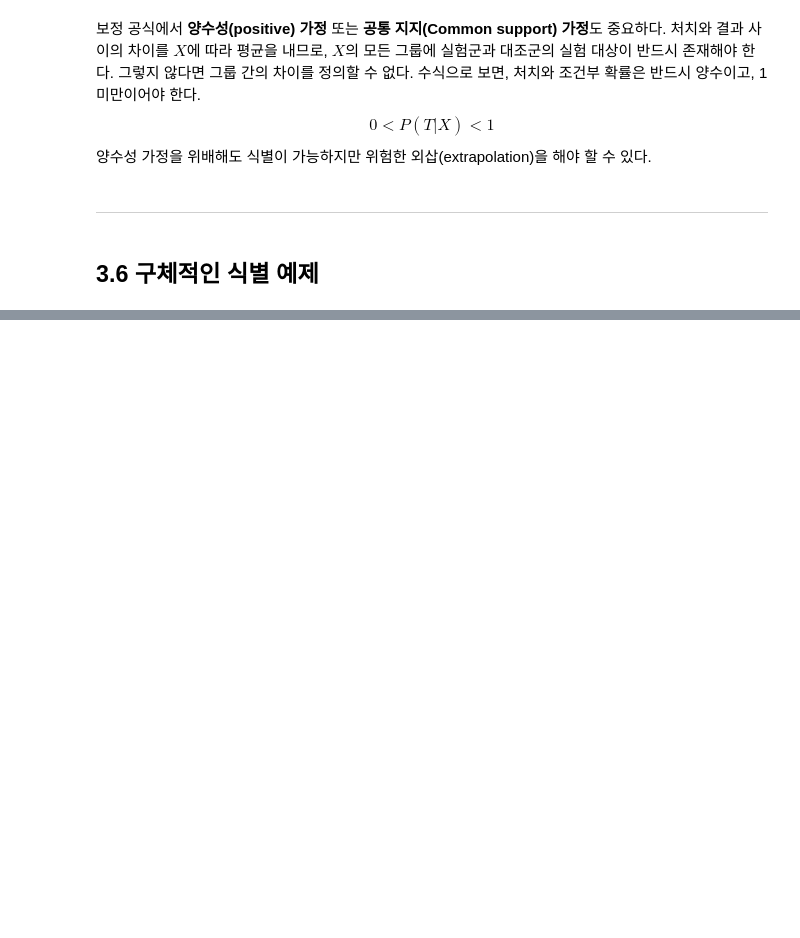
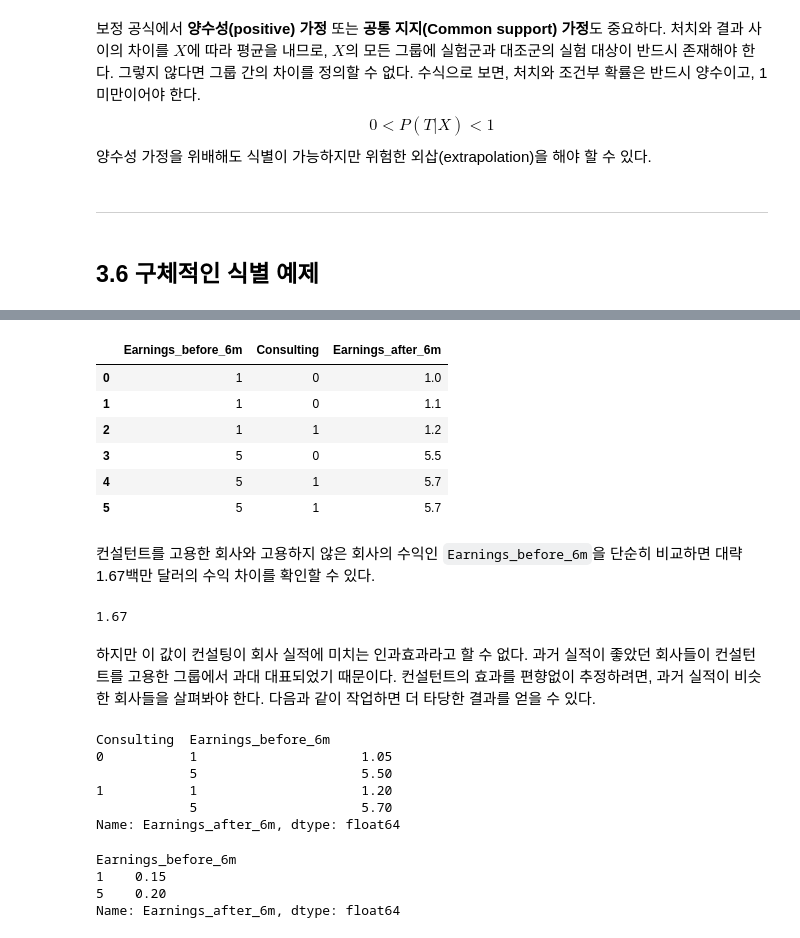
Before and after one commit to csw0625/Causal_Inference, a Jupyter notebook: Ch03.Graphical_causal_models.ipynb, the cells around one changed output, grey strips where cells are left out. Cells and saved outputs as stored; diff of their text form; code cells hidden in the pictures; blank space fills up the shorter version.

```diff
--- a/Ch03.Graphical_causal_models.ipynb
+++ b/Ch03.Graphical_causal_models.ipynb
@@ -571,0 +575,41 @@ $$
+# %%
+df = pd.DataFrame(dict(
+    Earnings_before_6m =[1,1,1,5,5,5],
+    Consulting = [0,0,1,0,1,1],
+    Earnings_after_6m = [1,1.1,1.2,5.5,5.7,5.7]
+))
+
+df
+# %% [output]
+|  | Earnings_before_6m | Consulting | Earnings_after_6m |
+| 0 | 1 | 0 | 1.0 |
+| 1 | 1 | 0 | 1.1 |
+| 2 | 1 | 1 | 1.2 |
+| 3 | 5 | 0 | 5.5 |
+| 4 | 5 | 1 | 5.7 |
+| 5 | 5 | 1 | 5.7 |
+# %% [markdown]
+컨설턴트를 고용한 회사와 고용하지 않은 회사의 수익인 `Earnings_before_6m`을 단순히 비교하면 대략 1.67백만 달러의 수익 차이를 확인할 수 있다.
+# %%
+(df.query('Consulting==1')['Earnings_after_6m'].mean() - df.query('Consulting==0')['Earnings_after_6m'].mean()).round(2)
+# %% [output]
+1.67
+# %% [markdown]
+하지만 이 값이 컨설팅이 회사 실적에 미치는 인과효과라고 할 수 없다. 과거 실적이 좋았던 회사들이 컨설턴트를 고용한 그룹에서 과대 대표되었기 때문이다. 컨설턴트의 효과를 편향없이 추정하려면, 과거 실적이 비슷한 회사들을 살펴봐야 한다. 다음과 같이 작업하면 더 타당한 결과를 얻을 수 있다.
+# %%
+avg_df = (df.groupby(['Consulting','Earnings_before_6m'])['Earnings_after_6m'].mean())
+avg_df
+# %% [output]
+Consulting  Earnings_before_6m
+0           1                     1.05
+            5                     5.50
+1           1                     1.20
+            5                     5.70
+Name: Earnings_after_6m, dtype: float64
+# %%
+avg_df.loc[1]-avg_df.loc[0]
+# %% [output]
+Earnings_before_6m
+1    0.15
+5    0.20
+Name: Earnings_after_6m, dtype: float64
```
Also changed, not shown: parts of 67 cells of this notebook.
